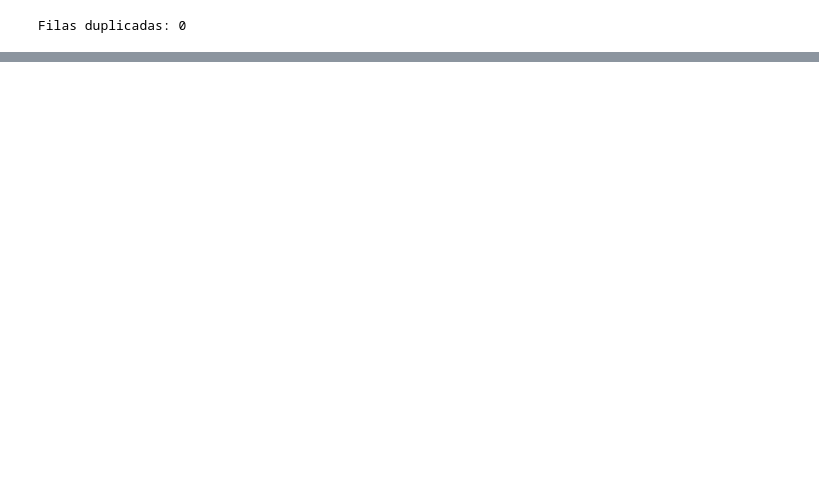
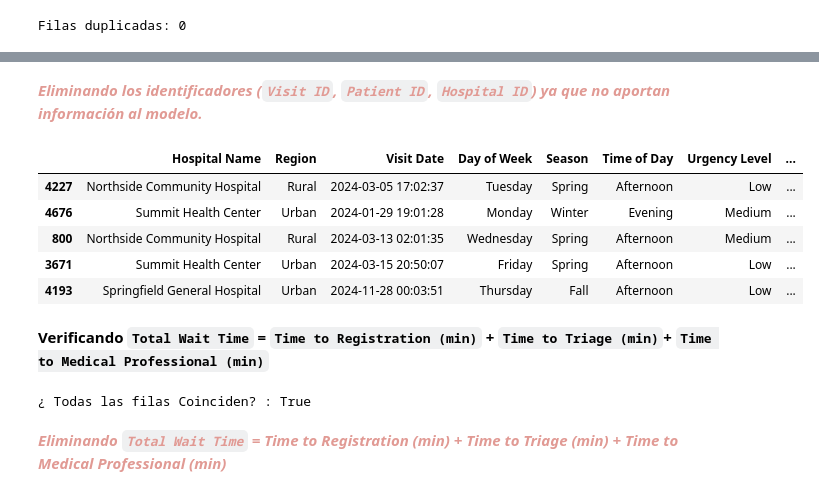
Before and after one commit to nadia0207/ML_Espera_Emergencia, a Jupyter notebook: notebooks/02_LimpiezaEDA.ipynb, the cells around one changed output, grey strips where cells are left out. Saved outputs shown, nothing was run; the diff lists cells and outputs as text; code cells hidden in the pictures; blank space fills up the shorter version.

```diff
--- a/notebooks/02_LimpiezaEDA.ipynb
+++ b/notebooks/02_LimpiezaEDA.ipynb
@@ -102,0 +147,2 @@ Filas duplicadas: 0
+# %% [markdown]
+<font color= #e19a94>***Eliminando los identificadores (`Visit ID`, `Patient ID`, `Hospital ID`) ya que no aportan información al modelo.***</font>
@@ -102,0 +151,21 @@ Filas duplicadas: 0
+# %%
+train_set.head()
+# %% [output]
+|  | Hospital Name | Region | Visit Date | Day of Week | Season | Time of Day | Urgency Level | ... |
+| 4227 | Northside Community Hospital | Rural | 2024-03-05 17:02:37 | Tuesday | Spring | Afternoon | Low | ... |
+| 4676 | Summit Health Center | Urban | 2024-01-29 19:01:28 | Monday | Winter | Evening | Medium | ... |
+| 800 | Northside Community Hospital | Rural | 2024-03-13 02:01:35 | Wednesday | Spring | Afternoon | Medium | ... |
+| 3671 | Summit Health Center | Urban | 2024-03-15 20:50:07 | Friday | Spring | Afternoon | Low | ... |
+| 4193 | Springfield General Hospital | Urban | 2024-11-28 00:03:51 | Thursday | Fall | Afternoon | Low | ... |
+# %% [markdown]
+**Verificando `Total Wait Time` = `Time to Registration (min)` + `Time to Triage (min)`+ `Time to Medical Professional (min)`**
+# %%
+coinciden = (train_set['Time to Registration (min)'] +
+             train_set['Time to Triage (min)'] +
+             train_set['Time to Medical Professional (min)'] == train_set['Total Wait Time (min)']).all()
+
+print(f'¿ Todas las filas Coinciden? : {coinciden}')
+# %% [output]
+¿ Todas las filas Coinciden? : True
+# %% [markdown]
+<font color= #e19a94>***Eliminando `Total Wait Time` = Time to Registration (min) + Time to Triage (min) + Time to Medical Professional (min)***</font>
```
Also changed, not shown: parts of 29 cells of this notebook.
